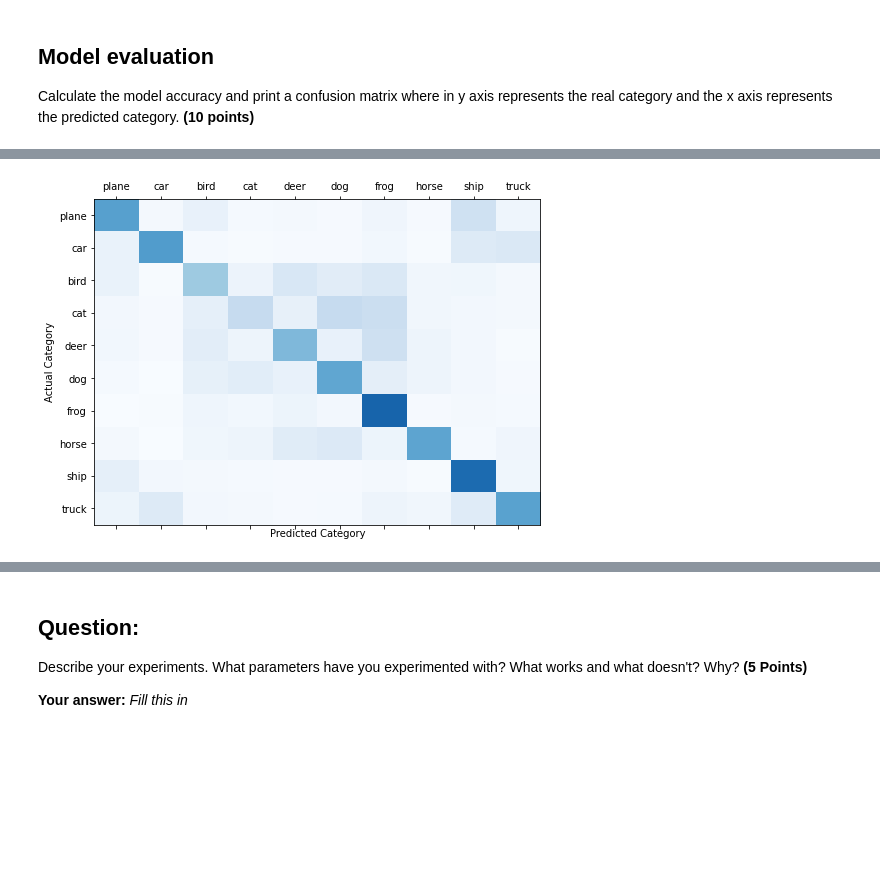
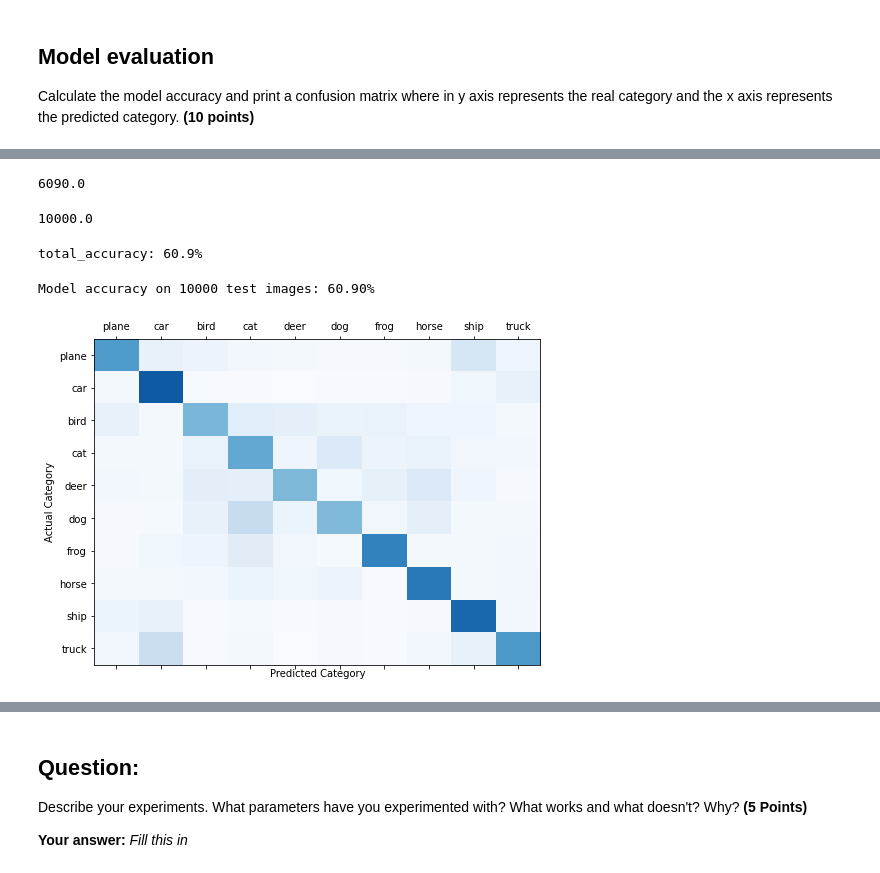
Before and after one commit to RoyR-IDC/DeepLearningAndImageUnderstanding, a Jupyter notebook: HW3/HW3_ID.ipynb, the cells around one changed output, grey strips where cells are left out. Cells and saved outputs as stored; diff of their text form; code cells hidden in the pictures; blank space fills up the shorter version.

```diff
--- a/HW3/HW3_ID.ipynb
+++ b/HW3/HW3_ID.ipynb
@@ -96,8 +99,12 @@ class Net(nn.Module):
         # Initiate the different layers you wish to use in your network.            #
         # This method has no return value.                                          #
         #############################################################################
+
+
+        ###################### TODO: set the numbers here with comments ... not maic numbers   <-------------------------
+
         self.conv1 = nn.Conv2d(3, 6, 5)
-        self.pool = nn.MaxPool2d(2, 2)
+        self.pool = nn.MaxPool2d(2, 2)  # nn.MaxPool2d(2, 2)
         self.conv2 = nn.Conv2d(6, 16, 5)
         self.fc1 = nn.Linear(16 * 5 * 5, 120)
         self.fc2 = nn.Linear(120, 84)
@@ -121,6 +128,13 @@ class Net(nn.Module):
         # network and obtain class predictions.                                     #
         # This function returns the predication of your model.                      #
         #############################################################################
+        x =
+        x =
+        x =
+        x =
+        x =
+        x =
+        x =
         x = self.pool(nn.functional.relu(self.conv1(x)))
         x = self.pool(nn.functional.relu(self.conv2(x)))
         x = torch.flatten(x, 1) # flatten all dimensions except batch
@@ -324,0 +383,24 @@ Model accuracy on 10000 test images: 54.00%
+# %%
+### second try
+
+def calculate_cm(dataloader, classes):
+    num_of_classes = len(classes)  # <- global ?
+    confusion_matrix = torch.zeros(num_of_classes, num_of_classes)
+    with torch.no_grad():
+
+        for data in tqdm(dataloader, desc='Iterating over batches '):
+            images, labels = data
+            # calculate outputs by running images through the network
+            outputs = net(images)
+            # the class with the highest energy is what we choose as prediction
+            _, predicted = torch.max(outputs.data, 1)
+            for l, p in zip(labels.view(-1), predicted.view(-1)):
+                    confusion_matrix[l.long(), p.long()] += 1
+
+    return confusion_matrix
+# %%
+%%time
+
+cm = calculate_cm(dataloader=testloader, classes=classes)
+
+print(cm)
@@ -325,10 +420,28 @@ Model accuracy on 10000 test images: 54.00%
+# %%
+cm.diag().sum().item()
+# %% [output]
+6090.0
+# %%
+cm.sum().sum().item()
+# %% [output]
+10000.0
+# %%
+total_accuracy = 100 * (cm.diag().sum().item() / cm.sum().sum().item())
+print(f'total_accuracy: {total_accuracy}%')
+# %% [output]
+total_accuracy: 60.9%
+# %%
+model_accuracy = total_accuracy
+print('Model accuracy on {0} test images: {1:.2f}%'.format(len(testset), model_accuracy))
+# %% [output]
+Model accuracy on 10000 test images: 60.90%
 # %%
 fig, ax = plt.subplots(1,1,figsize=(8,6))
-ax.matshow(confusion_matrix, aspect='auto', vmin=0, vmax=1000, cmap=plt.get_cmap('Blues'))
+ax.matshow(cm, aspect='auto', vmin=0, vmax=1000, cmap=plt.get_cmap('Blues'))
 plt.ylabel('Actual Category')
 plt.yticks(range(10), classes)
 plt.xlabel('Predicted Category')
 plt.xticks(range(10), classes)
 plt.show()
 # %% [output]
-[figure, old version]
+[figure, new version]
```
Also changed, not shown: parts of 13 cells of this notebook.
